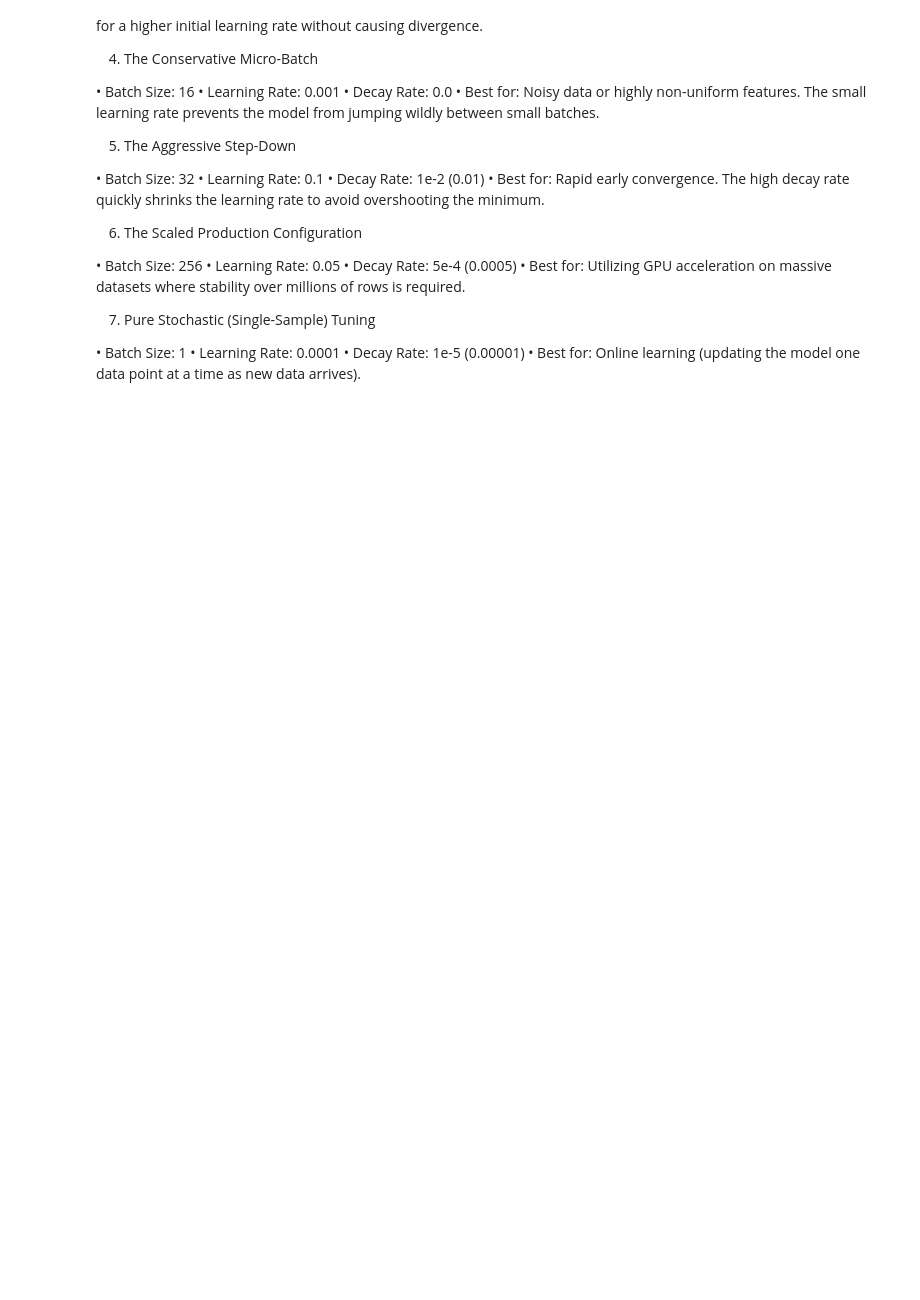
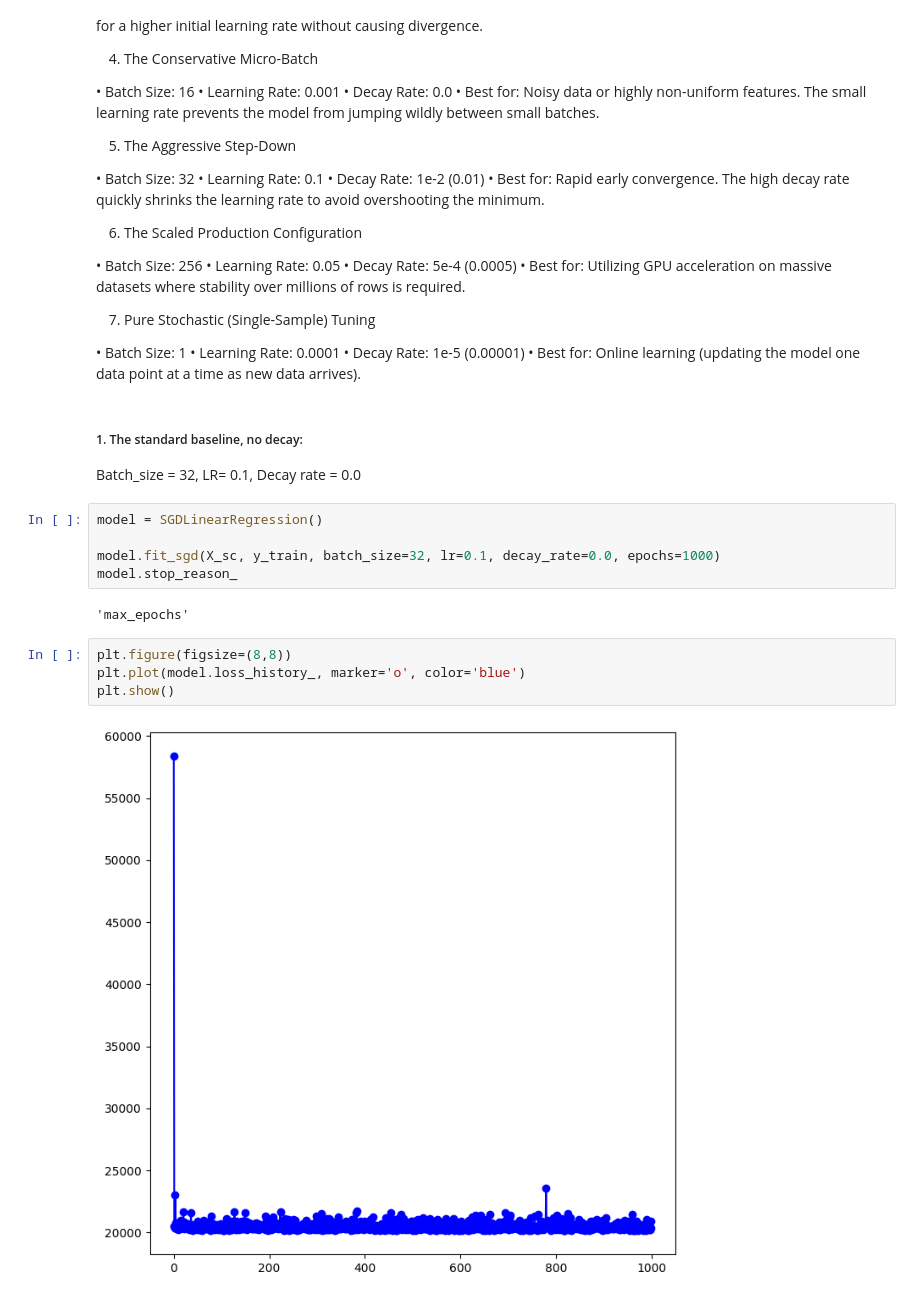
Before and after one commit to sxrthk17/ml-journey, a Jupyter notebook: linear-regression/notebooks/05_SGD.ipynb, the cells around one changed output. Saved outputs shown, nothing was run; the diff lists cells and outputs as text; blank space fills up the shorter version.

Commit message:
SGD class tested on multiple batches

```diff
--- a/linear-regression/notebooks/05_SGD.ipynb
+++ b/linear-regression/notebooks/05_SGD.ipynb
@@ -907,3 +907,19 @@ Here are 7 popular combinations of batch size, learning rate (α), and decay rat
 • Learning Rate: 0.0001
 • Decay Rate: 1e-5 (0.00001)
 • Best for: Online learning (updating the model one data point at a time as new data arrives).
+# %% [markdown]
+##### 1. The standard baseline, no decay:
+Batch_size = 32, LR= 0.1, Decay rate = 0.0
+# %%
+model = SGDLinearRegression()
+
+model.fit_sgd(X_sc, y_train, batch_size=32, lr=0.1, decay_rate=0.0, epochs=1000)
+model.stop_reason_
+# %% [output]
+'max_epochs'
+# %%
+plt.figure(figsize=(8,8))
+plt.plot(model.loss_history_, marker='o', color='blue')
+plt.show()
+# %% [output]
+[figure, added]
```
Also changed, not shown: parts of 23 cells of this notebook.
